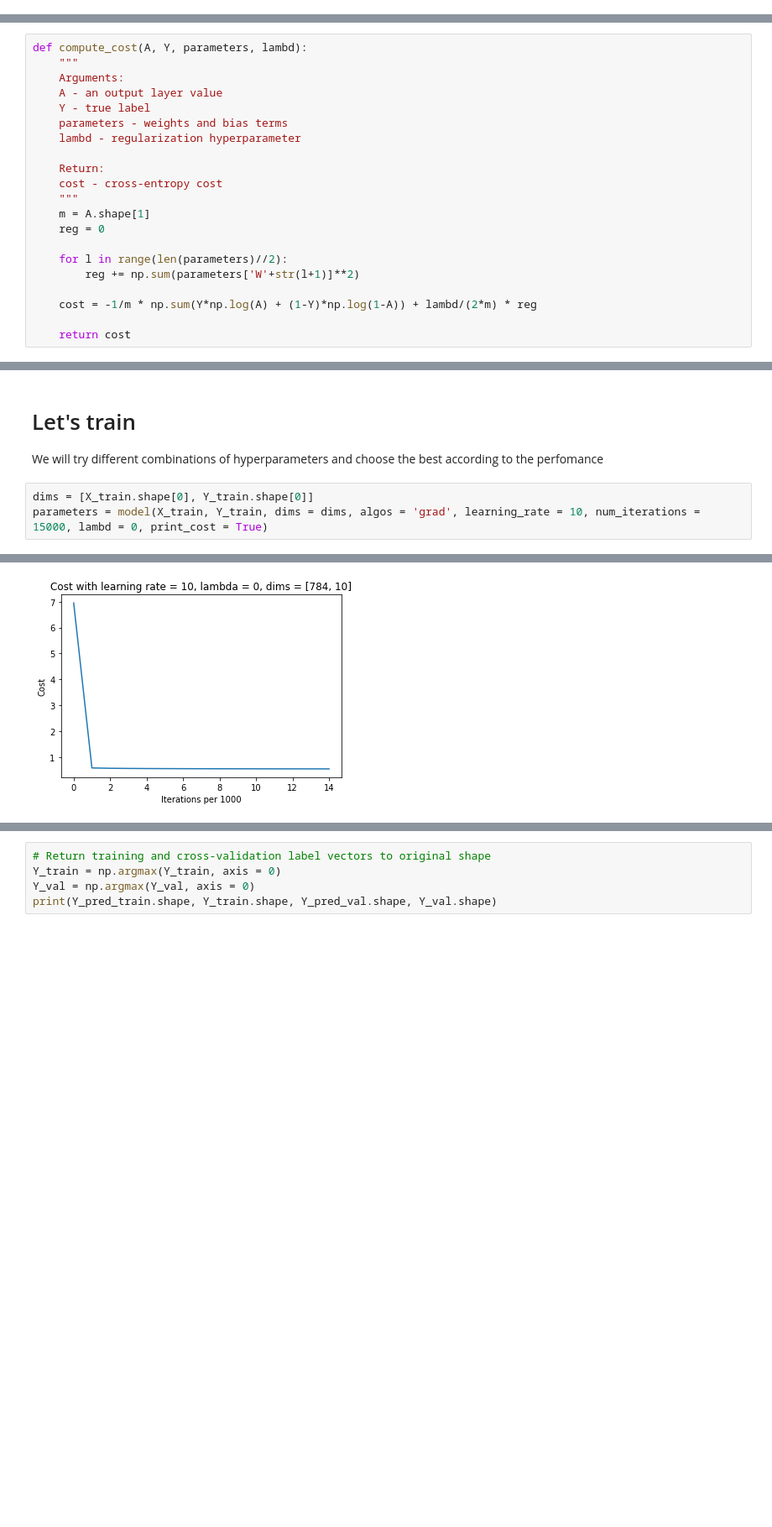
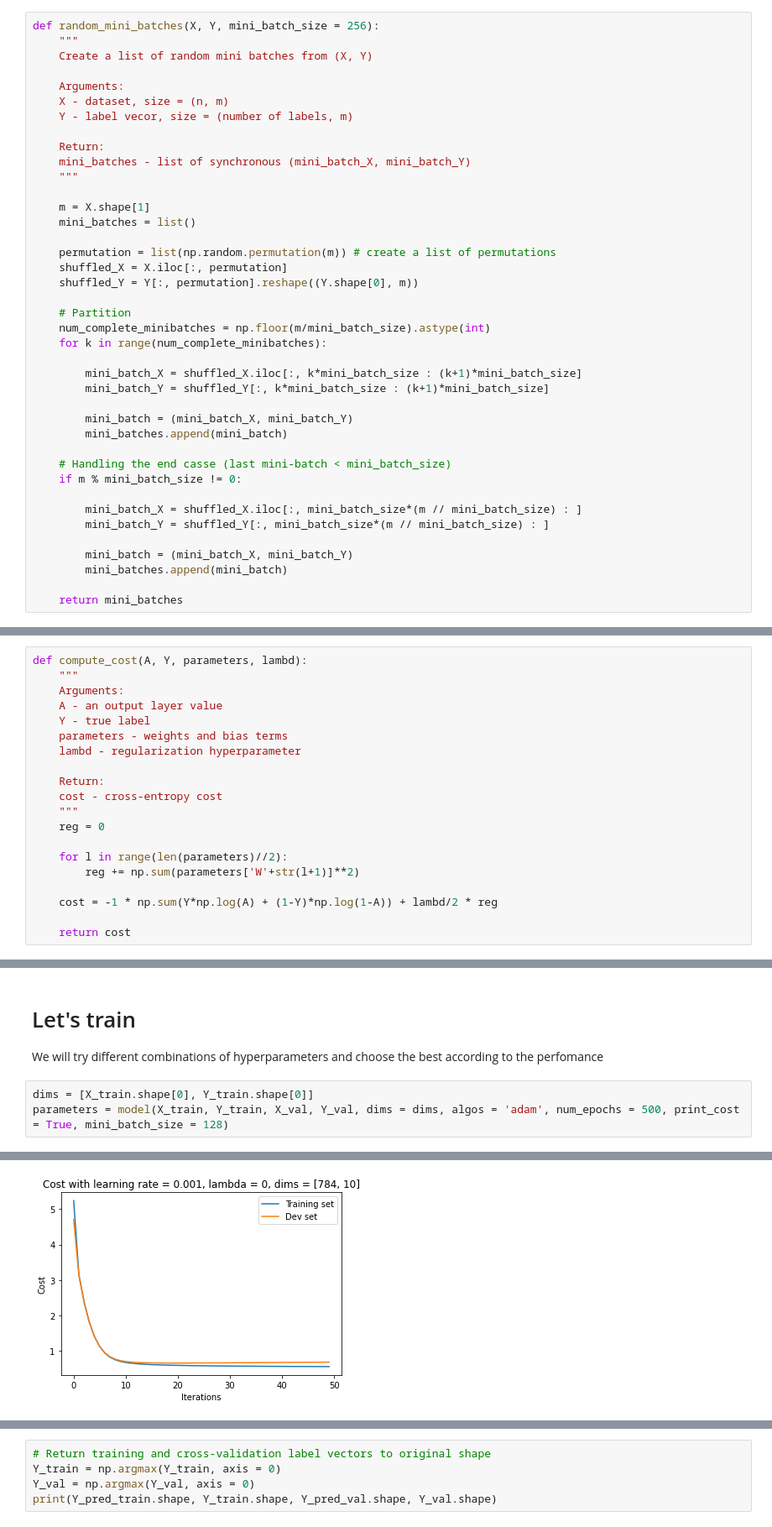
Before and after one commit to Ars235/Kaggle-Projects, a Jupyter notebook: Digit_Recognizer/digit_recognizer.ipynb, the cells around one changed output, grey strips where cells are left out. Shown at 84% size. Saved outputs shown, nothing was run; the diff lists cells and outputs as text; blank space fills up the shorter version.

Commit message:
Add files via upload
Add mini-batch gradient descent

```diff
--- a/Digit_Recognizer/digit_recognizer.ipynb
+++ b/Digit_Recognizer/digit_recognizer.ipynb
@@ -82,6 +82,46 @@ def sigmoid(Z):
     """
 
     return 1/(1 + np.exp(-Z))
+# %%
+def random_mini_batches(X, Y, mini_batch_size = 256):
+    """
+    Create a list of random mini batches from (X, Y)
+
+    Arguments:
+    X - dataset, size = (n, m)
+    Y - label vecor, size = (number of labels, m)
+
+    Return:
+    mini_batches - list of synchronous (mini_batch_X, mini_batch_Y)
+    """
+
+    m = X.shape[1]
+    mini_batches = list()
+
+    permutation = list(np.random.permutation(m)) # create a list of permutations
+    shuffled_X = X.iloc[:, permutation]
+    shuffled_Y = Y[:, permutation].reshape((Y.shape[0], m))
+
+    # Partition
+    num_complete_minibatches = np.floor(m/mini_batch_size).astype(int)
+    for k in range(num_complete_minibatches):
+
+        mini_batch_X = shuffled_X.iloc[:, k*mini_batch_size : (k+1)*mini_batch_size]
+        mini_batch_Y = shuffled_Y[:, k*mini_batch_size : (k+1)*mini_batch_size]
+
+        mini_batch = (mini_batch_X, mini_batch_Y)
+        mini_batches.append(mini_batch)
+
+    # Handling the end casse (last mini-batch < mini_batch_size)
+    if m % mini_batch_size != 0:
+
+        mini_batch_X = shuffled_X.iloc[:, mini_batch_size*(m // mini_batch_size) : ]
+        mini_batch_Y = shuffled_Y[:, mini_batch_size*(m // mini_batch_size) : ]
+
+        mini_batch = (mini_batch_X, mini_batch_Y)
+        mini_batches.append(mini_batch)
+
+    return mini_batches
 # %%
 def initialize_parameters(dims):
     """
@@ -135,13 +175,12 @@ def compute_cost(A, Y, parameters, lambd):
     Return:
     cost - cross-entropy cost
     """
-    m = A.shape[1]
     reg = 0
 
     for l in range(len(parameters)//2):
         reg += np.sum(parameters['W'+str(l+1)]**2)
 
-    cost = -1/m * np.sum(Y*np.log(A) + (1-Y)*np.log(1-A)) + lambd/(2*m) * reg
+    cost = -1 * np.sum(Y*np.log(A) + (1-Y)*np.log(1-A)) + lambd/2 * reg
 
     return cost
 # %%
@@ -403,5 +480,5 @@ Y_val = Y[:, 38000:]
 We will try different combinations of hyperparameters and choose the best according to the perfomance
 # %%
 dims = [X_train.shape[0], Y_train.shape[0]]
-parameters = model(X_train, Y_train, dims = dims, algos = 'grad', learning_rate = 10, num_iterations = 15000, lambd = 0, print_cost = True)
+parameters = model(X_train, Y_train, X_val, Y_val, dims = dims, algos = 'adam', num_epochs = 500, print_cost = True, mini_batch_size = 128)
 # %% [output]
@@ -423 +495 @@ Cost after 14000 iterations: 0.5376150702086411
-[figure, old version]
+[figure, new version]
```
Also changed, not shown: parts of 6 cells of this notebook, 2 other files.
